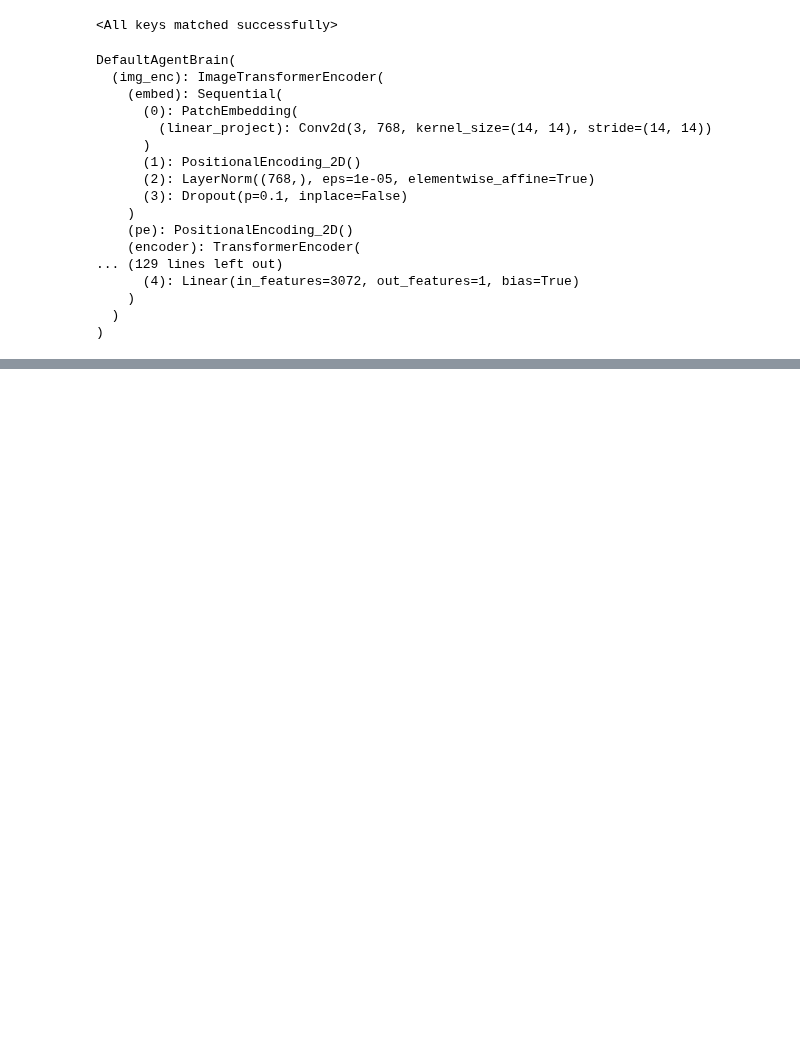
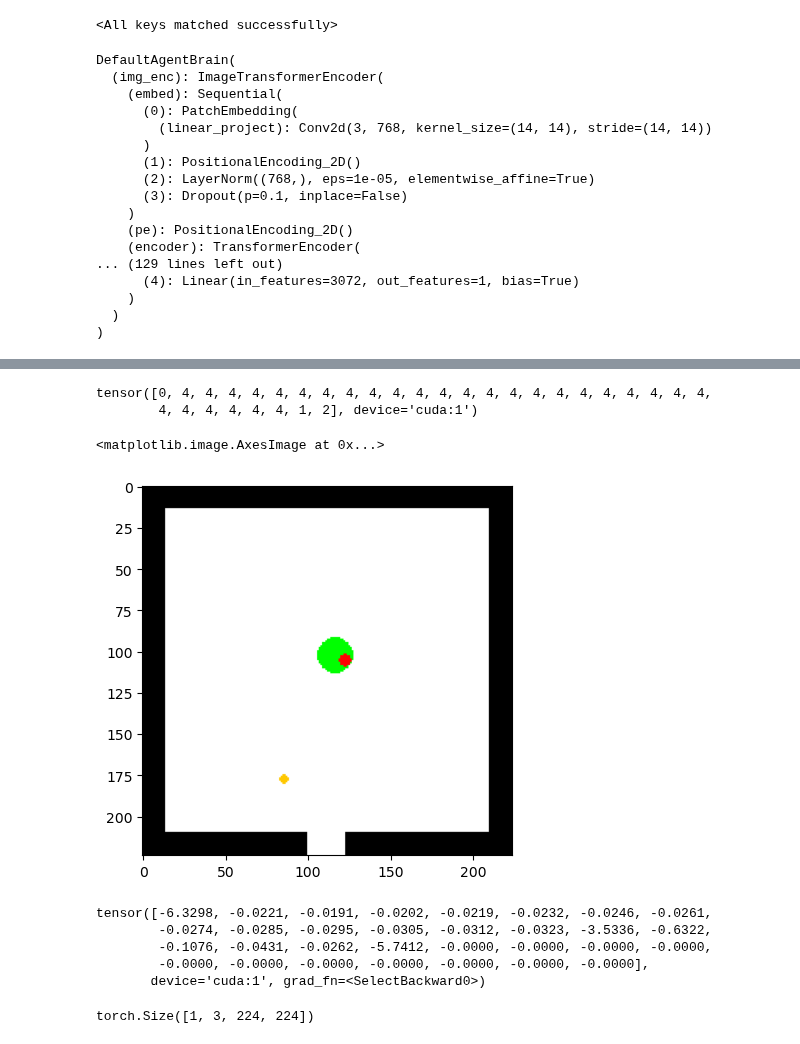
Before and after one commit to atbolsh/TransformerHomunculus, a Jupyter notebook: pseudoGRPO_agent/TestingAndDebugging.ipynb, the cells around one changed output, grey strips where cells are left out. Saved outputs shown, nothing was run; the diff lists cells and outputs as text; code cells hidden in the pictures; blank space fills up the shorter version.

```diff
--- a/pseudoGRPO_agent/TestingAndDebugging.ipynb
+++ b/pseudoGRPO_agent/TestingAndDebugging.ipynb
@@ -136,0 +193,34 @@ tensor([[0, 0, 0, 0, 0, 0, 0, 0, 0, 0, 0, 0, 0, 0, 0, 0, 0, 0, 0, 0, 0, 0, 0, 0,
+# %%
+def average_return(bb):
+    """The average return (at the end of the seeds alone) from a buffer-buffer"""
+    s = torch.zeros(bb[0].returns[:, 0].size(), device = bb[0].returns[:, 0].device)
+    for b in bb:
+        #s += bb[0].returns[:, 0]
+        s += b.returns[:, 0]
+    return torch.sum(s).item()/(len(bb) * bb[0].returns.size()[0])
+# %%
+def get_bb(num_buffers=64, batch_size=1, start_with_guide=True):
+    bb = []
+    brain.eval()
+    for i in range(num_buffers):
+        print(i)
+        # In this case, we are only training the 'dopamine' layer on the val training loop
+        buff = GameOutputBuffer(brain, brain.evaluate_text, gamma=0.99, tau=0.97, default_batch_size=batch_size)
+        if start_with_guide and (i == 0):
+            fake_data_fill(buff, G, batch_size, device=device) # This one guide is the only difference between this and the main one.
+        else:
+            buff.fill(G, num_games=batch_size)
+        buff.cpu()
+        bb.append(buff)
+        #print(buff.traces)
+    score = average_return(bb)
+    score_tensor = torch.tensor([score], device=device)
+    for i in range(num_buffers):
+        print(i)
+        buff = bb[i]
+        buff.to(device)
+        buff.use_values(score_tensor) # computes values tensor and gae's
+        buff.cpu()
+    return bb
+# %%
+bb = get_bb(num_buffers=8, batch_size=16)
@@ -136,0 +367,3 @@ tensor([[0, 0, 0, 0, 0, 0, 0, 0, 0, 0, 0, 0, 0, 0, 0, 0, 0, 0, 0, 0, 0, 0, 0, 0,
+# %%
+# guide firset
+buffer = bb[0]
@@ -136,0 +450,19 @@ tensor([[0, 0, 0, 0, 0, 0, 0, 0, 0, 0, 0, 0, 0, 0, 0, 0, 0, 0, 0, 0, 0, 0, 0, 0,
+# %%
+buffer.traces[0]
+# %% [output]
+tensor([0, 4, 4, 4, 4, 4, 4, 4, 4, 4, 4, 4, 4, 4, 4, 4, 4, 4, 4, 4, 4, 4, 4, 4,
+        4, 4, 4, 4, 4, 4, 1, 2], device='cuda:1')
+# %%
+game_trace = buffer.settings_buffer[4]
+plt.imshow(discreteGame(game_trace[0]).getData())
+# %% [output]
+<matplotlib.image.AxesImage at 0x...>
+[figure, added]
+# %%
+logpas[4]
+# %% [output]
+tensor([-6.3298, -0.0221, -0.0191, -0.0202, -0.0219, -0.0232, -0.0246, -0.0261,
+        -0.0274, -0.0285, -0.0295, -0.0305, -0.0312, -0.0323, -3.5336, -0.6322,
+        -0.1076, -0.0431, -0.0262, -5.7412, -0.0000, -0.0000, -0.0000, -0.0000,
+        -0.0000, -0.0000, -0.0000, -0.0000, -0.0000, -0.0000, -0.0000],
+       device='cuda:1', grad_fn=<SelectBackward0>)
@@ -136,0 +471,4 @@ tensor([[0, 0, 0, 0, 0, 0, 0, 0, 0, 0, 0, 0, 0, 0, 0, 0, 0, 0, 0, 0, 0, 0, 0, 0,
+# %%
+imgs.size()
+# %% [output]
+torch.Size([1, 3, 224, 224])
```
Also changed, not shown: parts of 87 cells of this notebook, 4 other files.
